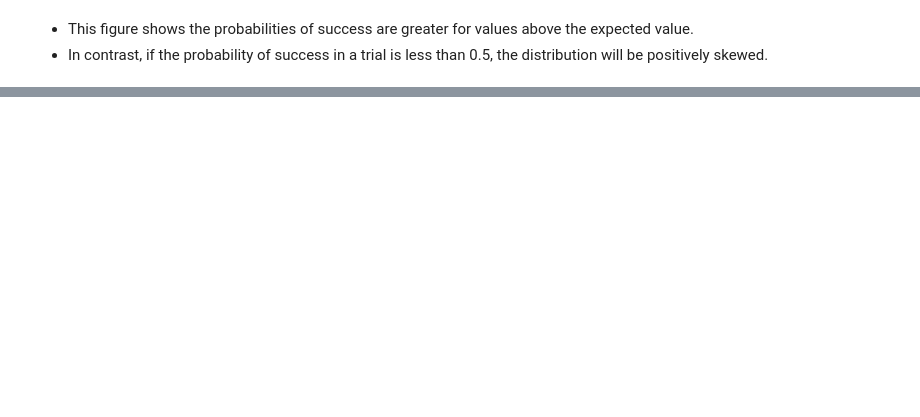
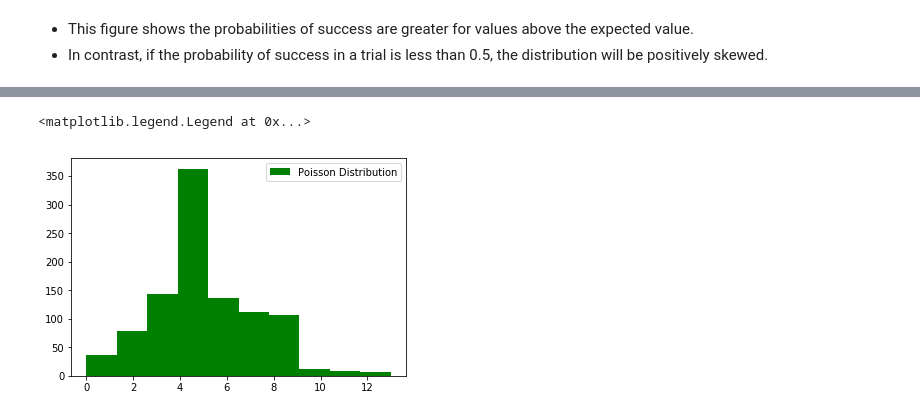
Before and after one commit to DaireNiC/Emerging-Technologies, a Jupyter notebook: numpy_random.ipynb, the cells around one changed output, grey strips where cells are left out. Cells and saved outputs as stored; diff of their text form; code cells hidden in the pictures; blank space fills up the shorter version.

```diff
--- a/numpy_random.ipynb
+++ b/numpy_random.ipynb
@@ -128,0 +158,9 @@ plt.legend()
+# %%
+lam= 5  # lambda is the mean value
+size = 1000 # for example creates an array of 10000 elements, each drawn from a poissonian probability density function for a mean value of 05.
+s = np.random.poisson(lam, size)
+plt.hist(s, color = "green", label="Poisson Distribution")
+plt.legend()
+# %% [output]
+<matplotlib.legend.Legend at 0x...>
+[figure, added]
```
Also changed, not shown: parts of 33 cells of this notebook.
